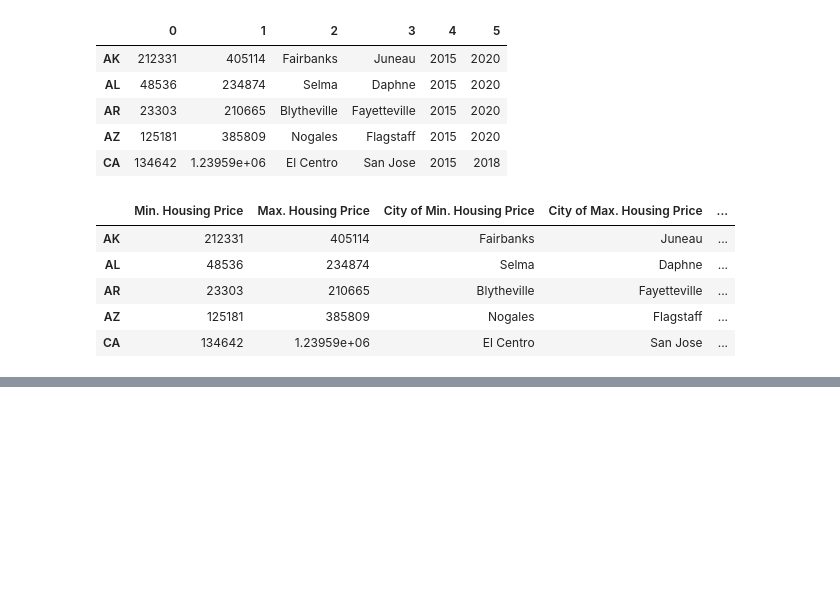
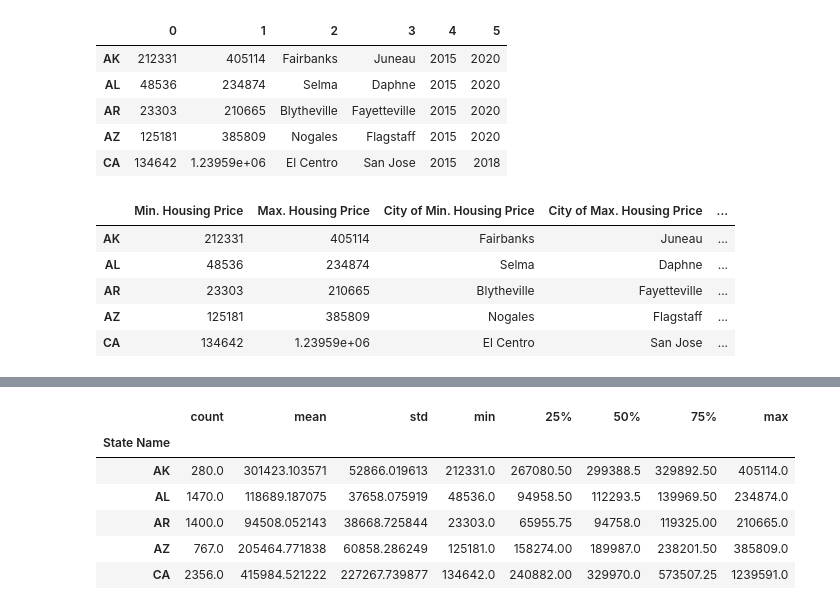
Before and after one commit to PlainJane20/Project-One, a Jupyter notebook: Coding/UE_Rates_NS-Alicia.ipynb, the cells around one changed output, grey strips where cells are left out. Saved outputs shown, nothing was run; the diff lists cells and outputs as text; code cells hidden in the pictures; blank space fills up the shorter version.

Commit message:
update extra dataframe

```diff
--- a/Coding/UE_Rates_NS-Alicia.ipynb
+++ b/Coding/UE_Rates_NS-Alicia.ipynb
@@ -390,0 +485,11 @@ Text(0, 0.5, 'Housing Price (Million $)')
+# %%
+RE_groupby_state = no_duplicate_RE_df.groupby("State Name").describe()["Housing Price"]
+RE_groupby_state.head()
+# %% [output]
+|  | count | mean | std | min | 25% | 50% | 75% | max |
+| State Name |  |  |  |  |  |  |  |  |
+| AK | 280.0 | 301423.103571 | 52866.019613 | 212331.0 | 267080.50 | 299388.5 | 329892.50 | 405114.0 |
+| AL | 1470.0 | 118689.187075 | 37658.075919 | 48536.0 | 94958.50 | 112293.5 | 139969.50 | 234874.0 |
+| AR | 1400.0 | 94508.052143 | 38668.725844 | 23303.0 | 65955.75 | 94758.0 | 119325.00 | 210665.0 |
+| AZ | 767.0 | 205464.771838 | 60858.286249 | 125181.0 | 158274.00 | 189987.0 | 238201.50 | 385809.0 |
+| CA | 2356.0 | 415984.521222 | 227267.739877 | 134642.0 | 240882.00 | 329970.0 | 573507.25 | 1239591.0 |
```
Also changed, not shown: parts of 15 cells of this notebook.
